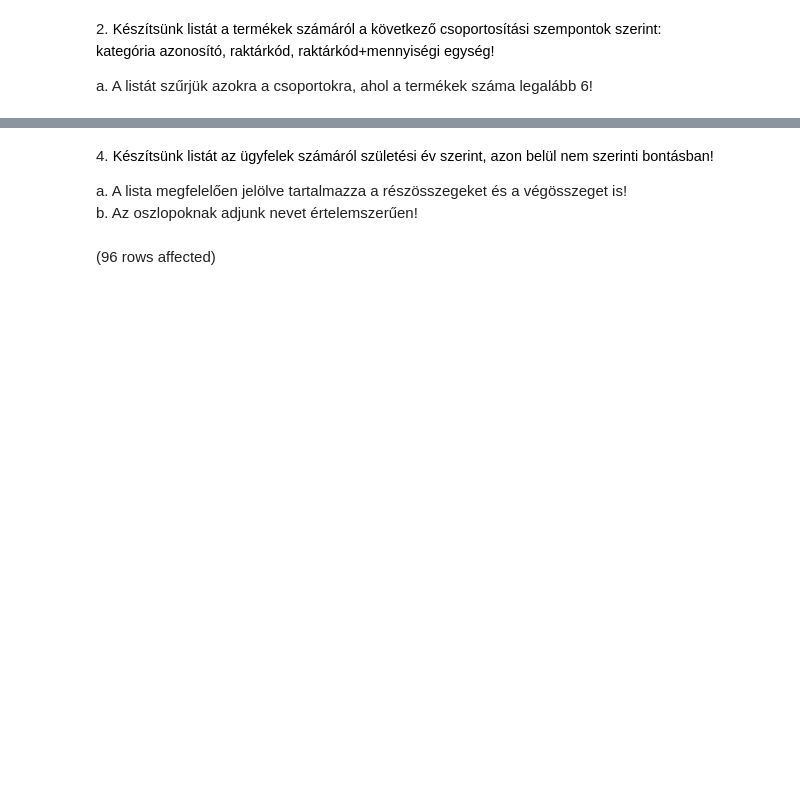
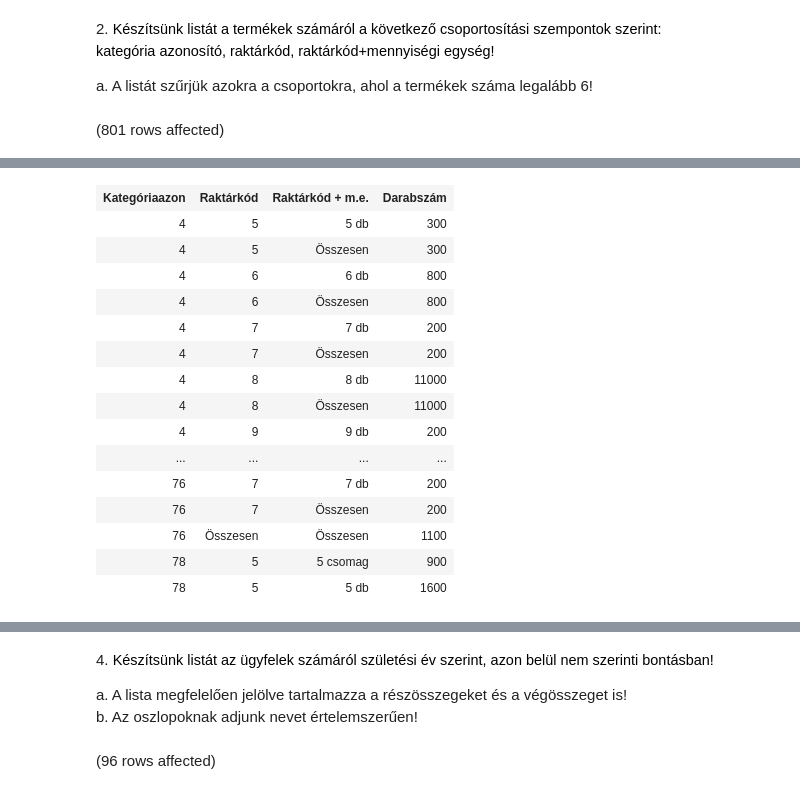
Before and after one commit to polini46corvinus/sql_gyak, a Jupyter notebook: otthonigyak-4.ipynb, the cells around one changed output, grey strips where cells are left out. Cells and saved outputs as stored; diff of their text form; code cells hidden in the pictures; blank space fills up the shorter version.

````diff
--- a/otthonigyak-4.ipynb
+++ b/otthonigyak-4.ipynb
@@ -7,3 +33,12 @@ b. Használjuk a ROLLUP záradékot!
 2. <span style="background-color: rgb(255, 255, 255); color: rgb(0, 0, 0); font-family: &quot;Open Sans&quot;, sans-serif; font-size: 14.44px;">Készítsünk listát a termékek számáról a következő csoportosítási szempontok szerint:<br>kategória azonosító, raktárkód, raktárkód+mennyiségi egység!</span>
 
 a. A listát szűrjük azokra a csoportokra, ahol a termékek száma legalább 6!
+# %%
+select  iif(GROUPING_ID(kat_id)=0, cast(kat_id as nvarchar(10)), 'Összesen') as 'Kategóriaazon',
+        iif(GROUPING_ID(RAKTAR_KOD)=0, cast(RAKTAR_KOD as nvarchar(10)), 'Összesen') as 'Raktárkód',
+        iif(GROUPING_ID(cast(RAKTAR_KOD as nvarchar(10))+' '+MEGYS) = 0, cast(RAKTAR_KOD as nvarchar(10))+' '+MEGYS, 'Összesen' ) as 'Raktárkód + m.e.',
+        sum(keszlet) as 'Darabszám'
+from termek
+group by rollup(kat_id, RAKTAR_KOD, cast(RAKTAR_KOD as nvarchar(10))+' '+MEGYS)
+# %% [output]
+(801 rows affected)
@@ -10,3 +46,19 @@ a. A listát szűrjük azokra a csoportokra, ahol a termékek száma legalább 6
+| Kategóriaazon | Raktárkód | Raktárkód + m.e. | Darabszám |
+| 4 | 5 | 5 db | 300 |
+| 4 | 5 | Összesen | 300 |
+| 4 | 6 | 6 db | 800 |
+| 4 | 6 | Összesen | 800 |
+| 4 | 7 | 7 db | 200 |
+| 4 | 7 | Összesen | 200 |
+| 4 | 8 | 8 db | 11000 |
+| 4 | 8 | Összesen | 11000 |
+| 4 | 9 | 9 db | 200 |
+| ... | ... | ... | ... |
+| 76 | 7 | 7 db | 200 |
+| 76 | 7 | Összesen | 200 |
+| 76 | Összesen | Összesen | 1100 |
+| 78 | 5 | 5 csomag | 900 |
+| 78 | 5 | 5 db | 1600 |
 # %% [markdown]
 ```
 3. Készítsünk listát az egyes termékkategóriákban lévő termékek számáról!
````
Also changed, not shown: parts of 4 cells of this notebook.
